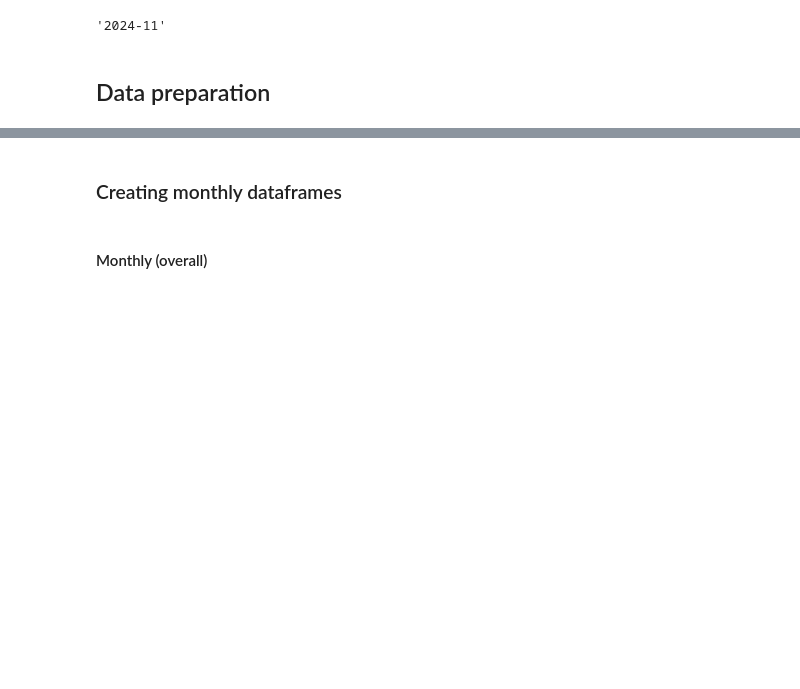
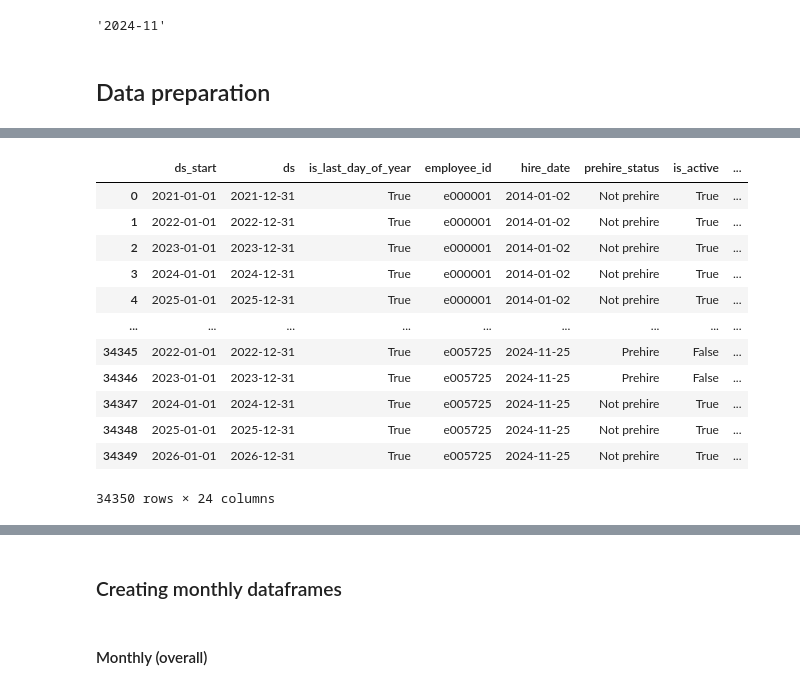
Before and after one commit to AtypicalLogic/fictional_hr_analytics, a Jupyter notebook: analyze/monthly_core_metrics.ipynb, the cells around one changed output, grey strips where cells are left out. Drawn from its saved outputs; the diff is of its cells as text; code cells hidden in the pictures; blank space fills up the shorter version.

```diff
--- a/analyze/monthly_core_metrics.ipynb
+++ b/analyze/monthly_core_metrics.ipynb
@@ -90,0 +110,51 @@ df_employees_plus.head()
+# %%
+# extract and derive initial fields ------------------------------------------------
+df_employees_plus_annual = pd.read_csv(
+    filepath_or_buffer='../transforms/exclude/employee_data_plus_annual.csv',
+    dtype='str'
+)
+# type casting and renaming fields
+df_employees_plus_annual['ds'] = pd.to_datetime(df_employees_plus_annual['full_date']).dt.normalize()
+df_employees_plus_annual['ds_start'] = df_employees_plus_annual.ds.dt.to_period('Y').dt.start_time
+df_employees_plus_annual['is_last_day_of_year'] = df_employees_plus_annual.is_last_day_of_year.astype('bool')
+df_employees_plus_annual['hire_date'] = pd.to_datetime(df_employees_plus_annual['hire_date']).dt.normalize()
+df_employees_plus_annual['termination_date'] = pd.to_datetime(df_employees_plus_annual['termination_date_coalesced']).dt.normalize()
+df_employees_plus_annual['is_termination_voluntary'] = df_employees_plus_annual.is_termination_voluntary.astype('bool')
+df_employees_plus_annual['is_manager_track'] = df_employees_plus_annual.is_manager_track.astype('bool')
+
+# deriving is_active
+condition_active = (df_employees_plus_annual.ds >= df_employees_plus_annual.hire_date) &\
+    (df_employees_plus_annual.ds <= df_employees_plus_annual.termination_date)
+df_employees_plus_annual['is_active'] = condition_active
+
+# deriving is_terminated
+condition_terminated_in_current_month = (df_employees_plus_annual.ds >= df_employees_plus_annual.hire_date) &\
+    (df_employees_plus_annual.ds_start <= df_employees_plus_annual.termination_date) &\
+    (df_employees_plus_annual.ds >= df_employees_plus_annual.termination_date)
+df_employees_plus_annual['is_terminated'] = condition_terminated_in_current_month
+
+# reorganizing fields
+df_employees_plus_annual = df_employees_plus_annual[fields]
+
+df_employees_plus_annual.dtypes
+
+# is_new_hire ----------------------------------------------------------------------
+condition_new_hire = (df_employees_plus.hire_date >= df_employees_plus.ds_start) &\
+    (df_employees_plus.hire_date <= df_employees_plus.ds)
+df_employees_plus['is_new_hire'] = condition_new_hire
+# %%
+df_employees_plus_annual
+# %% [output]
+|  | ds_start | ds | is_last_day_of_year | employee_id | hire_date | prehire_status | is_active | ... |
+| 0 | 2021-01-01 | 2021-12-31 | True | e000001 | 2014-01-02 | Not prehire | True | ... |
+| 1 | 2022-01-01 | 2022-12-31 | True | e000001 | 2014-01-02 | Not prehire | True | ... |
+| 2 | 2023-01-01 | 2023-12-31 | True | e000001 | 2014-01-02 | Not prehire | True | ... |
+| 3 | 2024-01-01 | 2024-12-31 | True | e000001 | 2014-01-02 | Not prehire | True | ... |
+| 4 | 2025-01-01 | 2025-12-31 | True | e000001 | 2014-01-02 | Not prehire | True | ... |
+| ... | ... | ... | ... | ... | ... | ... | ... | ... |
+| 34345 | 2022-01-01 | 2022-12-31 | True | e005725 | 2024-11-25 | Prehire | False | ... |
+| 34346 | 2023-01-01 | 2023-12-31 | True | e005725 | 2024-11-25 | Prehire | False | ... |
+| 34347 | 2024-01-01 | 2024-12-31 | True | e005725 | 2024-11-25 | Not prehire | True | ... |
+| 34348 | 2025-01-01 | 2025-12-31 | True | e005725 | 2024-11-25 | Not prehire | True | ... |
+| 34349 | 2026-01-01 | 2026-12-31 | True | e005725 | 2024-11-25 | Not prehire | True | ... |
+34350 rows × 24 columns
```
Also changed, not shown: parts of 29 cells of this notebook, 1 other file.
